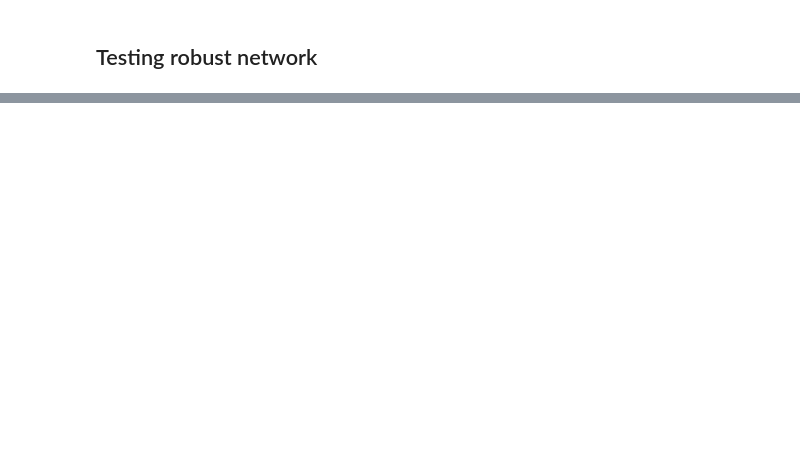
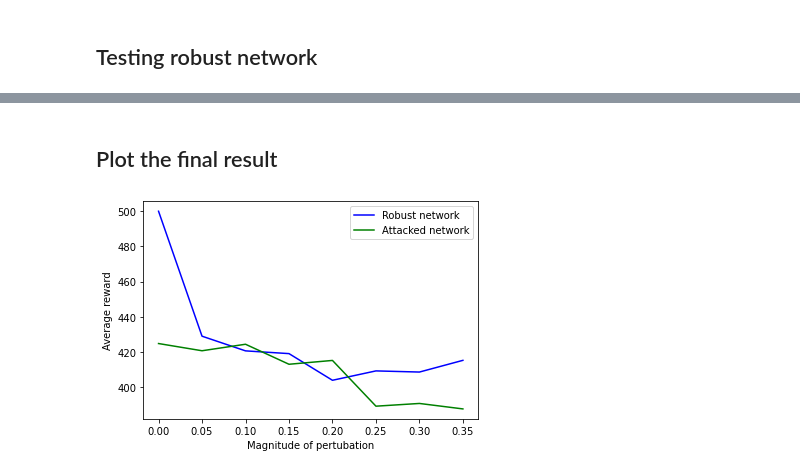
Before and after one commit to Jackkert/robustDRL, a Jupyter notebook: DQN_attacked_and_defended.ipynb, the cells around one changed output, grey strips where cells are left out. Drawn from its saved outputs; the diff is of its cells as text; code cells hidden in the pictures; blank space fills up the shorter version.

```diff
--- a/DQN_attacked_and_defended.ipynb
+++ b/DQN_attacked_and_defended.ipynb
@@ -340,38 +334,29 @@ best_reward = 0
 
 episode_number = []
 average_reward_number_robust = []
-epsilons_attacks = [0,0.1, .2, 0.3, .4, 0.5, .6, 0.7, .8, .9, 1]
+epsilons_attacks = np.arange(0,0.4,0.05)
 
 
 for epsilon in epsilons_attacks:
     average_reward_robust = 0
+    print("NEW ATTACK STARTING, MAGNITUDE (EPSILON) IS", epsilon)
     for i in range(1,EPISODES_TEST):
         state = env.reset()
         score = 0
         while True:
-            action, q_values = agent_robust.choose_action(state)
+            pert_state = attack_FGSM(state, epsilon)
+            action, q_values = agent_robust.choose_action(pert_state, eps_greedy=False)
             state_, reward, done, info = env.step(action)
 
 #             if score % 1 == 0 and not(isinstance(q_values,float)):
-#                 next_q_values = agent_robust.network(state_.to(DEVICE).float()).detach()
-#                 loss = agent_robust.network.loss(q_values, next_q_values)
-
+#                 next_q_values = agent.network(state_.to(DEVICE).float()).detach()
+#                 q_target = reward + GAMMA * next_q_values * done
+#                 loss = agent.network.loss(q_values, q_target)
 #                 gradient_sign = torch.autograd.grad(loss,state,retain_graph=True)[0].sign()
 #                 state = state + gradient_sign * epsilon
-#                 action, q_values = agent_robust.choose_action(state)
+#                 action, q_values = agent.choose_action(state)
 #                 state_, reward, done, info = env.step(action)
-
-            if score % 1 == 0 and not(isinstance(q_values,float)):
-                next_q_values = agent.network(state_.to(DEVICE).float()).detach()
-                q_target = reward + GAMMA * next_q_values * done
-                loss = agent.network.loss(q_values, q_target)
-                gradient_sign = torch.autograd.grad(loss,state,retain_graph=True)[0].sign()
-                state = state + gradient_sign * epsilon
-                action, q_values = agent.choose_action(state)
-                state_, reward, done, info = env.step(action)
-                did_pertubate += 1
-
-
+#                 did_pertubate += 1
 
             state = state_
             score += reward
@@ -385,11 +370,4 @@ for epsilon in epsilons_attacks:
 
             episode_number.append(i)
     average_reward_number_robust.append(average_reward_robust / i)
-
-plt.figure(1)
-plt.plot(epsilons_attacks,average_reward_number_robust)
-plt.plot(epsilons_attacks,average_reward_number_attacked)
-plt.xlabel("Magnitude of pertubation")
-plt.ylabel("Average reward")
-plt.show()
 # %% [output]
@@ -413,0 +391,12 @@ Episode 149 Average Reward 32.8255033557047 Best Reward 252.0 Last Reward 35.0 E
+# %% [markdown]
+## Plot the final result
+# %%
+plt.figure(1)
+plt.plot(epsilons_attacks,average_reward_number_robust, "-b",label = "Robust network")
+plt.plot(epsilons_attacks,average_reward_number_attacked, "-g",label = "Attacked network")
+plt.xlabel("Magnitude of pertubation")
+plt.ylabel("Average reward")
+plt.legend()
+plt.show()
+# %% [output]
+[figure, added]
```
Also changed, not shown: parts of 12 cells of this notebook.
